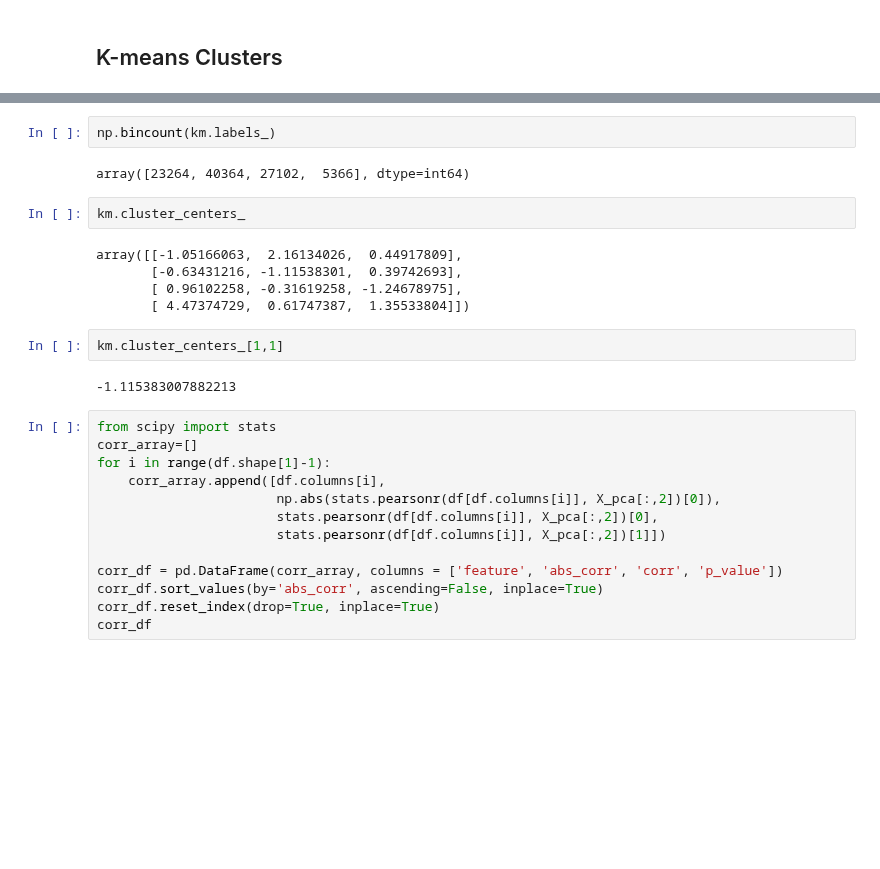
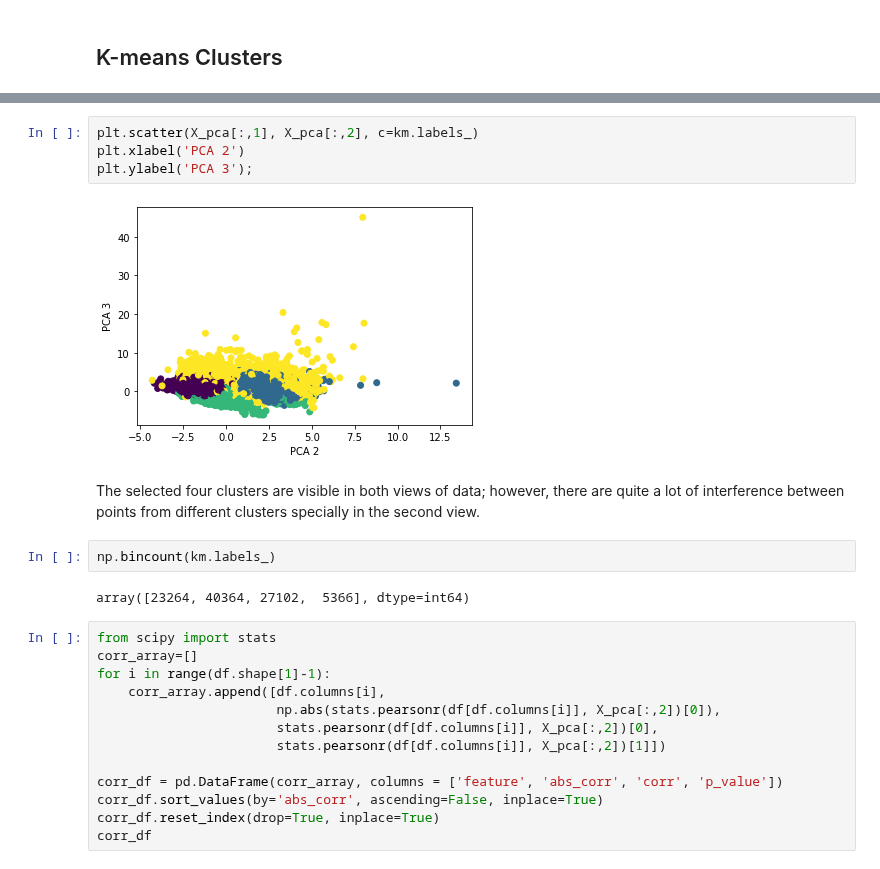
Before and after one commit to alireza-alizadegan/e-commerce-Sales, a Jupyter notebook: Brazil/Customer Segmentation.ipynb, the cells around one changed output, grey strips where cells are left out. Drawn from its saved outputs; the diff is of its cells as text; blank space fills up the shorter version.

```diff
--- a/Brazil/Customer Segmentation.ipynb
+++ b/Brazil/Customer Segmentation.ipynb
@@ -829,18 +835,15 @@ plt.scatter(X_pca[:,1], X_pca[:,2], c=km.labels_)
+# %%
+plt.scatter(X_pca[:,1], X_pca[:,2], c=km.labels_)
+plt.xlabel('PCA 2')
+plt.ylabel('PCA 3');
+# %% [output]
+[figure, added]
+# %% [markdown]
+The selected four clusters are visible in both views of data; however, there are quite a lot of interference between points from different clusters specially in the second view.
 # %%
 np.bincount(km.labels_)
 # %% [output]
 array([23264, 40364, 27102,  5366], dtype=int64)
-# %%
-km.cluster_centers_
-# %% [output]
-array([[-1.05166063,  2.16134026,  0.44917809],
-       [-0.63431216, -1.11538301,  0.39742693],
-       [ 0.96102258, -0.31619258, -1.24678975],
-       [ 4.47374729,  0.61747387,  1.35533804]])
-# %%
-km.cluster_centers_[1,1]
-# %% [output]
--1.115383007882213
 # %%
 from scipy import stats
 corr_array=[]
```
Also changed, not shown: parts of 20 cells of this notebook, 3 other files.
